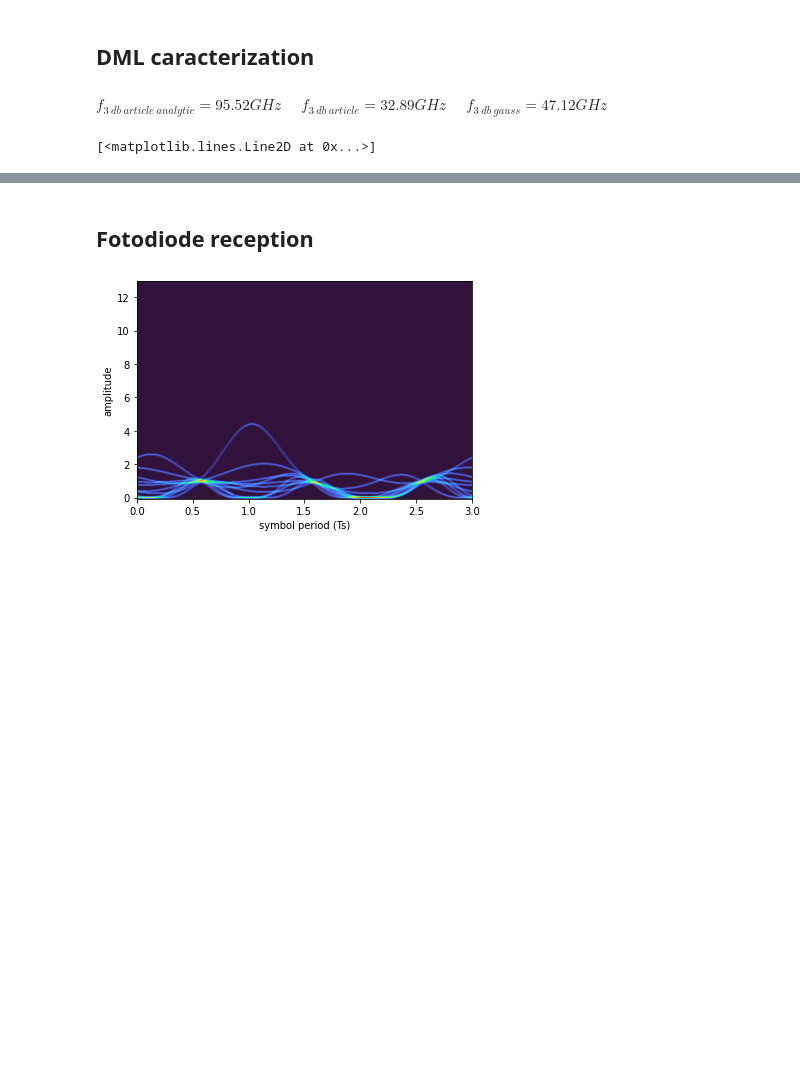
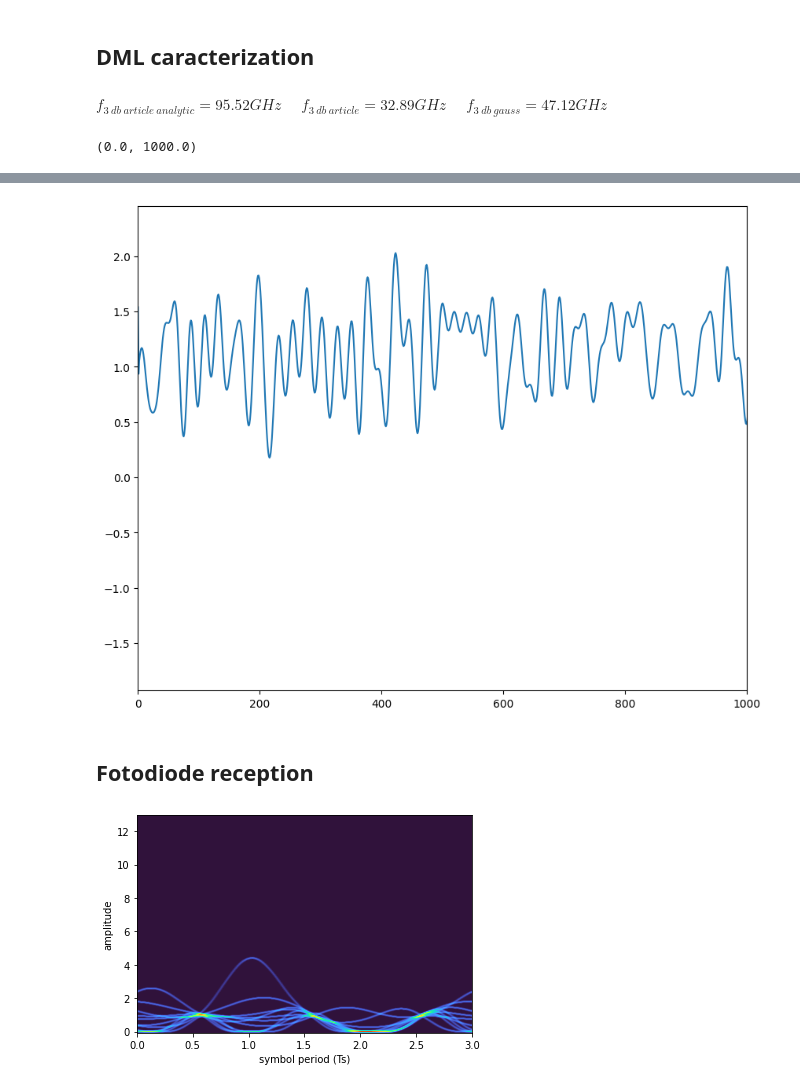
Before and after one commit to CaioRodrigues200/OptCommunications, a Jupyter notebook: ProjetoComOptStudy.ipynb, the cells around one changed output, grey strips where cells are left out. Saved outputs shown, nothing was run; the diff lists cells and outputs as text; code cells hidden in the pictures; blank space fills up the shorter version.

```diff
--- a/ProjetoComOptStudy.ipynb
+++ b/ProjetoComOptStudy.ipynb
@@ -221,34 +221,41 @@ fr = 60e9
 yp = 80e9
 freqArray = np.linspace(0,100e9,10000)
 
 DML3db_Band = np.sqrt( (-(yp/(2*np.pi))**2 + 2*fr**2 + np.sqrt((yp/2*np.pi)**4 - 4*(yp/2*np.pi)**2*fr**2 + 8*fr**4) ) /2 )  # DML 3db direct modulation Bandwidth
 DMLFunc = DMLResponse(freqArray,fr,yp)
 DMLGauss = gaussian(freqArray, 50e9, 20e9)
 
 fig, ax= plt.subplots(1,2,figsize=(18,6))
 fig.suptitle(f'DML responses', fontsize=20, fontweight='bold')
 ax[0].plot(freqArray*1e-9,DMLFunc)
 ax[0].set_title('Article Function')
 ax[0].set_xlabel('Frequency (GHz)')
 ax[0].grid()
 
 halfwid, a, fmin, fmax = fwhm(freqArray, DMLFunc, 3)
 halfwid2, a, fmin, fmax = fwhm(freqArray, DMLGauss, 3)
 display(Math('f_{3~db~article~analytic} = %5.2fGHz ~~~~~~ f_{3~db~article} = %5.2fGHz~~~~~~f_{3~db~gauss} = %5.2fGHz'
              %(DML3db_Band*1e-9,halfwid*1e-9,halfwid2*1e-9)))
 ax[0].plot(freqArray[fmin]*1e-9,DMLFunc[fmin], 'ko')
 ax[0].plot(freqArray[fmax]*1e-9,DMLFunc[fmax], 'ko')
 
 ax[1].plot(freqArray*1e-9, DMLGauss)
 ax[1].set_title('Gaussian Function')
 ax[1].set_xlabel('Frequency (GHz)')
 ax[1].grid()
 ax[1].plot(freqArray[fmin]*1e-9,DMLGauss[fmin], 'ko')
 ax[1].plot(freqArray[fmax]*1e-9,DMLGauss[fmax], 'ko')
+
+DMLGaussTime = np.fft.ifft(DMLGauss)
+sigTxDml = np.convolve(DMLGaussTime,sigTxAll,mode='full')
+plt.figure(figsize=(10,8))
+plt.plot(sigTxDml)
+plt.xlim(0,1000)
 # %% [output]
 $\displaystyle f_{3~db~article~analytic} = 95.52GHz ~~~~~~ f_{3~db~article} = 32.89GHz~~~~~~f_{3~db~gauss} = 47.12GHz$
-[<matplotlib.lines.Line2D at 0x...>]
+(0.0, 1000.0)
 [figure]
+[figure, added]
 # %% [markdown]
 ## Fotodiode reception
 # %%
```
Also changed, not shown: parts of 3 cells of this notebook.
